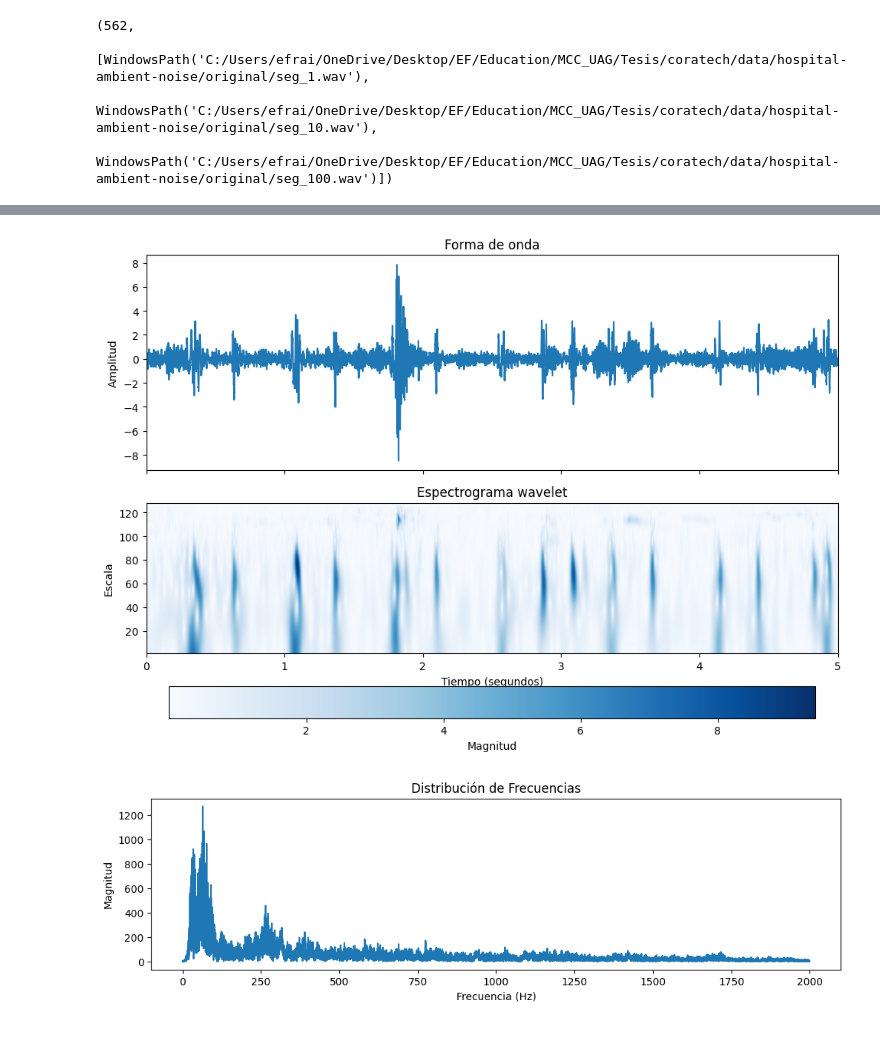
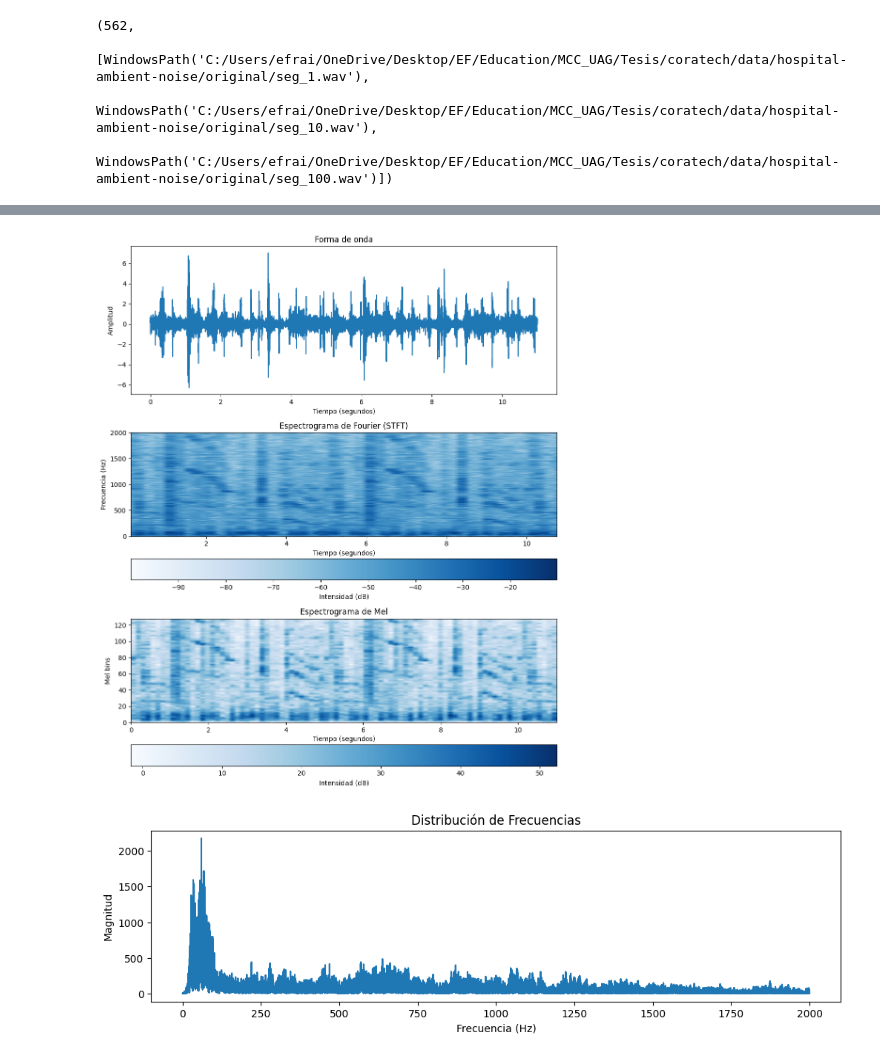
Before and after one commit to Afroefras/coratech, a Jupyter notebook: notebooks/hospital-ambient-noise/noiser.ipynb, the cells around one changed output, grey strips where cells are left out. Cells and saved outputs as stored; diff of their text form; code cells hidden in the pictures.

```diff
--- a/notebooks/hospital-ambient-noise/noiser.ipynb
+++ b/notebooks/hospital-ambient-noise/noiser.ipynb
@@ -18,6 +24,6 @@ mobile.shape, stethos.shape, heartbeats_sample_rate
 # %%
 START_AT = 3
-END_AT = START_AT + 5
+END_AT = START_AT + 11
 
 mobile_snippet = trim_audio(mobile, heartbeats_sample_rate, START_AT, END_AT)
 stethos_snippet = trim_audio(stethos, heartbeats_sample_rate, START_AT, END_AT)
@@ -123,12 +139,10 @@ Celular con ruido:
 Estetoscopio:
 [interactive output not drawn]
 # %%
-plot_wavelet_spectrogram(
-    mobile_snippet_noisy.numpy(), heartbeats_sample_rate, downsample_factor=1
-)
-plot_audio_fft(mobile_snippet_noisy.numpy(), heartbeats_sample_rate)
+plot_waveform_and_spectrograms(mobile_snippet_noisy, heartbeats_sample_rate)
+plot_audio_fft(mobile_snippet_noisy, heartbeats_sample_rate)
 Audio(mobile_snippet_noisy, rate=heartbeats_sample_rate, autoplay=True)
 # %% [output]
-[figure, old version]
+[figure, new version]
-[figure, old version]
+[figure, new version]
 [interactive output not drawn]
```
Also changed, not shown: parts of 16 cells of this notebook, 1 other file.
